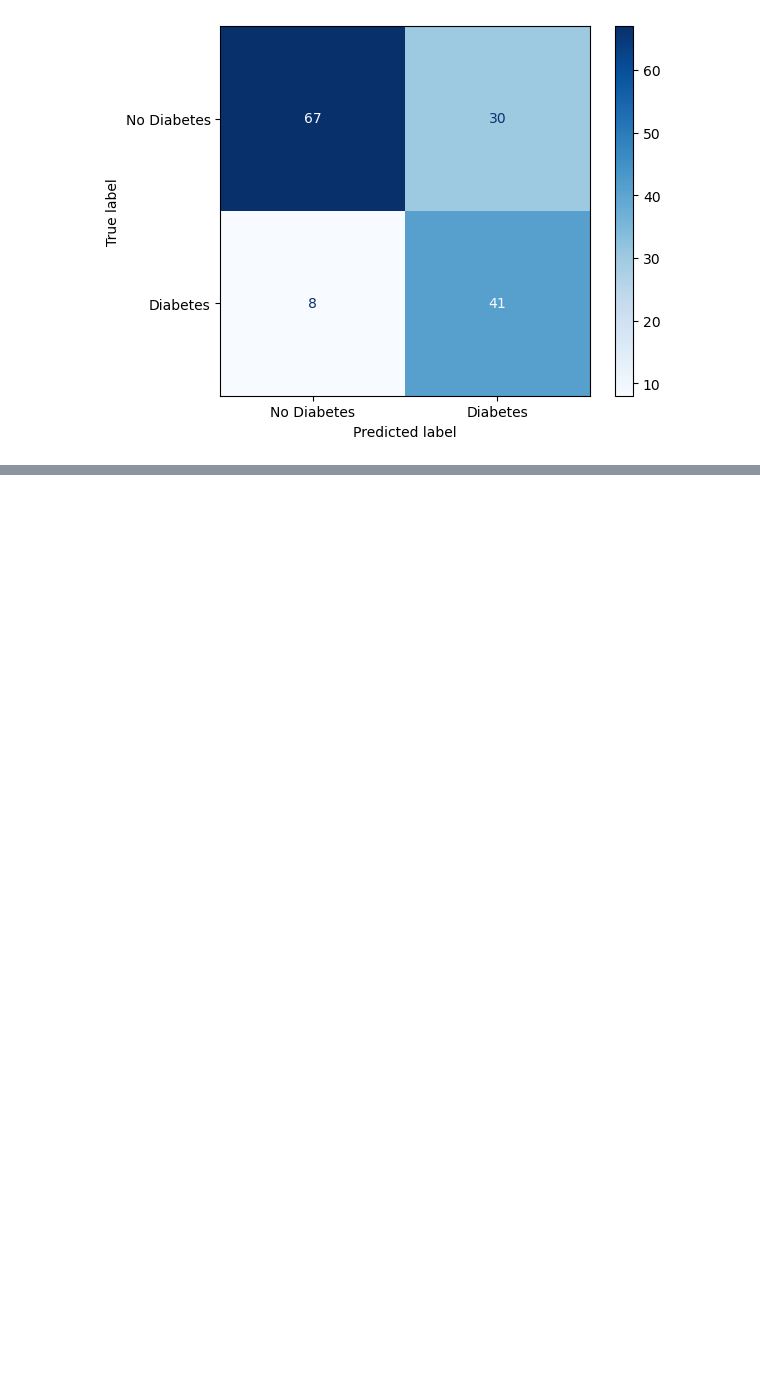
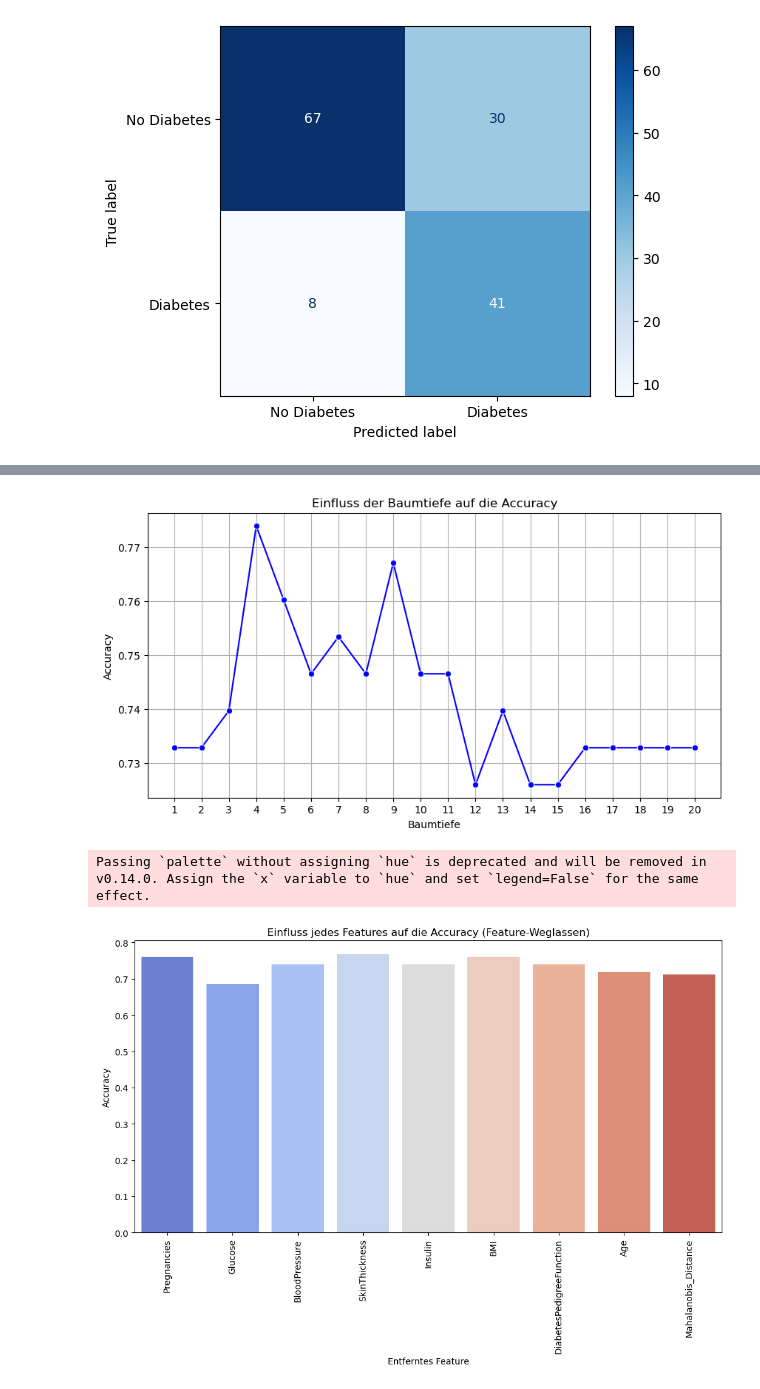
Before and after one commit to davisdsuess/Applied-Analytics, a Jupyter notebook: 03_Wednesday/session03-04-dc_pt2.ipynb, the cells around one changed output, grey strips where cells are left out. Cells and saved outputs as stored; diff of their text form; code cells hidden in the pictures; blank space fills up the shorter version.

```diff
--- a/03_Wednesday/session03-04-dc_pt2.ipynb
+++ b/03_Wednesday/session03-04-dc_pt2.ipynb
@@ -141,0 +194,51 @@ plt.show()
+# %%
+import matplotlib.pyplot as plt
+import seaborn as sns
+from sklearn.metrics import accuracy_score
+
+# Liste für die Ergebnisse
+depths = list(range(1, 21))  # Baumtiefen von 1 bis 20
+accuracies = []
+
+# Teste verschiedene Baumtiefen
+for depth in depths:
+    model = DecisionTreeClassifier(criterion="gini", max_depth=depth, random_state=42)
+    model.fit(X_train, y_train)
+    y_pred = model.predict(X_test)
+    accuracies.append(accuracy_score(y_test, y_pred))
+
+# Plot der Accuracy vs. Baumtiefe
+plt.figure(figsize=(10, 5))
+sns.lineplot(x=depths, y=accuracies, marker="o", linestyle="-", color="b")
+plt.xlabel("Baumtiefe")
+plt.ylabel("Accuracy")
+plt.title("Einfluss der Baumtiefe auf die Accuracy")
+plt.xticks(depths)
+plt.grid()
+plt.show()
+
+# Teste, wie sich die Accuracy ändert, wenn einzelne Features entfernt werden
+feature_accuracies = {}
+
+for feature in X.columns:
+    X_train_mod = X_train.drop(columns=[feature])
+    X_test_mod = X_test.drop(columns=[feature])
+
+    model = DecisionTreeClassifier(criterion="gini", max_depth=10, random_state=42)  # Beste gefundene Tiefe
+    model.fit(X_train_mod, y_train)
+    y_pred = model.predict(X_test_mod)
+
+    feature_accuracies[feature] = accuracy_score(y_test, y_pred)
+
+# Plot der Accuracy bei entferntem Feature
+plt.figure(figsize=(12, 6))
+sns.barplot(x=list(feature_accuracies.keys()), y=list(feature_accuracies.values()), palette="coolwarm")
+plt.xticks(rotation=90)
+plt.xlabel("Entferntes Feature")
+plt.ylabel("Accuracy")
+plt.title("Einfluss jedes Features auf die Accuracy (Feature-Weglassen)")
+plt.show()
+# %% [output]
+[figure, added]
+Passing `palette` without assigning `hue` is deprecated and will be removed in v0.14.0. Assign the `x` variable to `hue` and set `legend=False` for the same effect.
+[figure, added]
```
Also changed, not shown: parts of 2 cells of this notebook.
